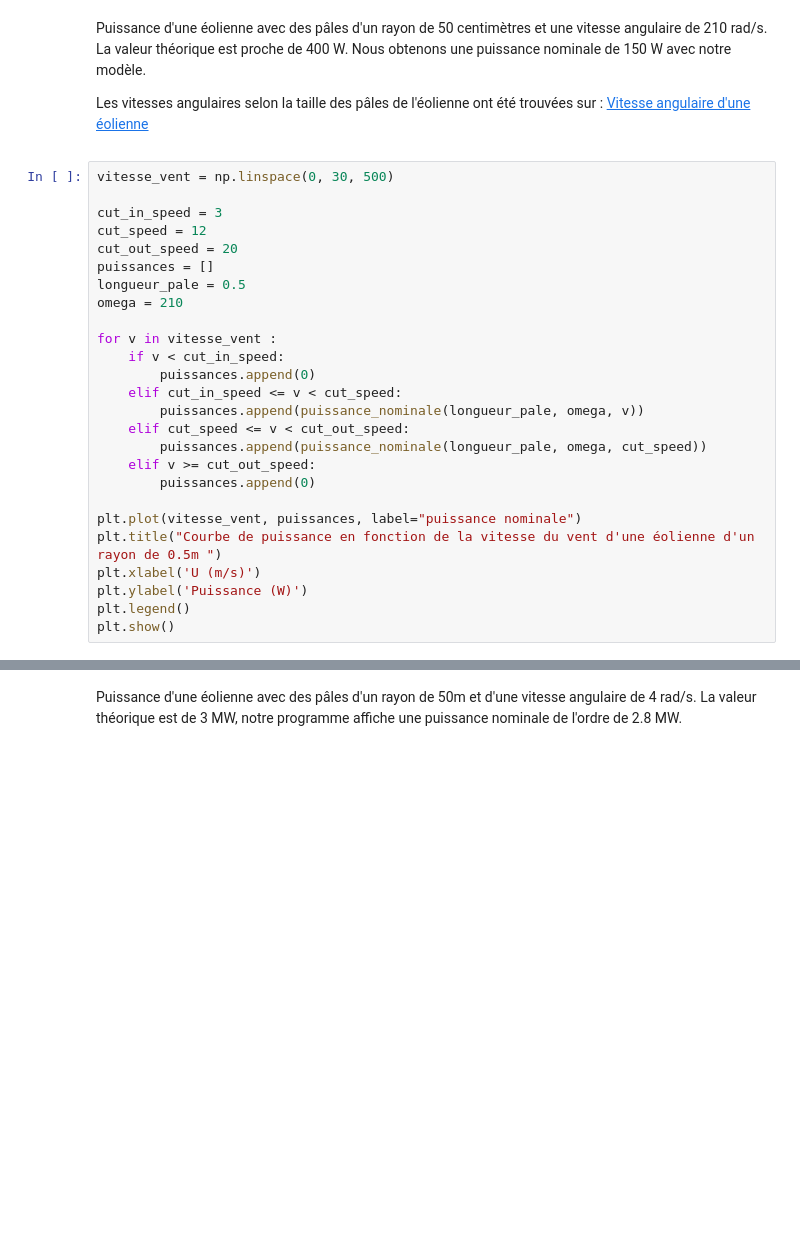
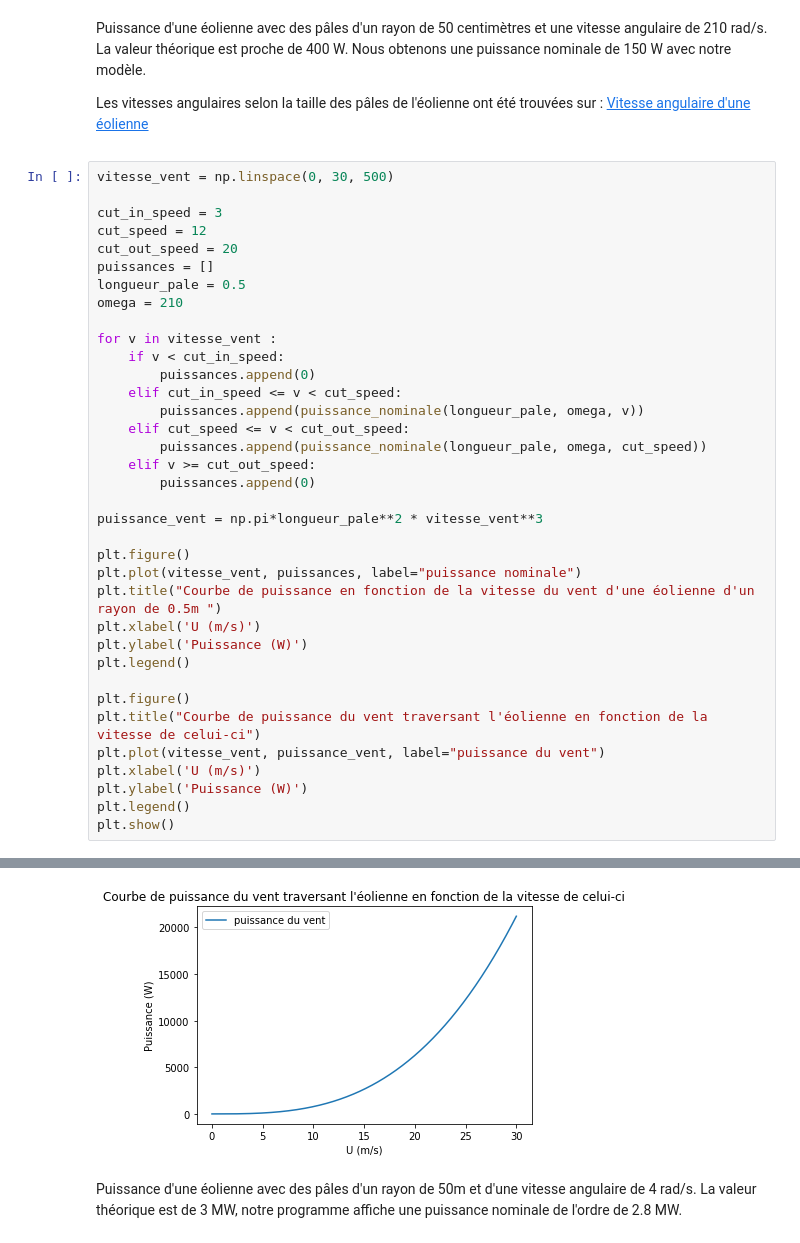
Before and after one commit to thomas-barrais/Projet-Eolienne, a Jupyter notebook: Groupe08_ProjetEol.ipynb, the cells around one changed output, grey strips where cells are left out. Drawn from its saved outputs; the diff is of its cells as text; blank space fills up the shorter version.

```diff
--- a/Groupe08_ProjetEol.ipynb
+++ b/Groupe08_ProjetEol.ipynb
@@ -505,31 +509,42 @@ Les vitesses angulaires selon la taille des pâles de l'éolienne ont été trou
 # %%
 vitesse_vent = np.linspace(0, 30, 500)
 
 cut_in_speed = 3
 cut_speed = 12
 cut_out_speed = 20
 puissances = []
 longueur_pale = 0.5
 omega = 210
 
 for v in vitesse_vent :
     if v < cut_in_speed:
         puissances.append(0)
     elif cut_in_speed <= v < cut_speed:
         puissances.append(puissance_nominale(longueur_pale, omega, v))
     elif cut_speed <= v < cut_out_speed:
         puissances.append(puissance_nominale(longueur_pale, omega, cut_speed))
     elif v >= cut_out_speed:
         puissances.append(0)
 
+puissance_vent = np.pi*longueur_pale**2 * vitesse_vent**3
+
+plt.figure()
 plt.plot(vitesse_vent, puissances, label="puissance nominale")
 plt.title("Courbe de puissance en fonction de la vitesse du vent d'une éolienne d'un rayon de 0.5m ")
 plt.xlabel('U (m/s)')
 plt.ylabel('Puissance (W)')
 plt.legend()
+
+plt.figure()
+plt.title("Courbe de puissance du vent traversant l'éolienne en fonction de la vitesse de celui-ci")
+plt.plot(vitesse_vent, puissance_vent, label="puissance du vent")
+plt.xlabel('U (m/s)')
+plt.ylabel('Puissance (W)')
+plt.legend()
 plt.show()
 # %% [output]
 [figure]
+[figure, added]
 # %% [markdown]
 <p> Puissance d'une éolienne avec des pâles d'un rayon de 50m et d'une vitesse angulaire de 4 rad/s. La valeur théorique est de 3 MW, notre programme affiche une puissance nominale de l'ordre de 2.8 MW. </p>
 # %%
```
Also changed, not shown: parts of 2 cells of this notebook.
